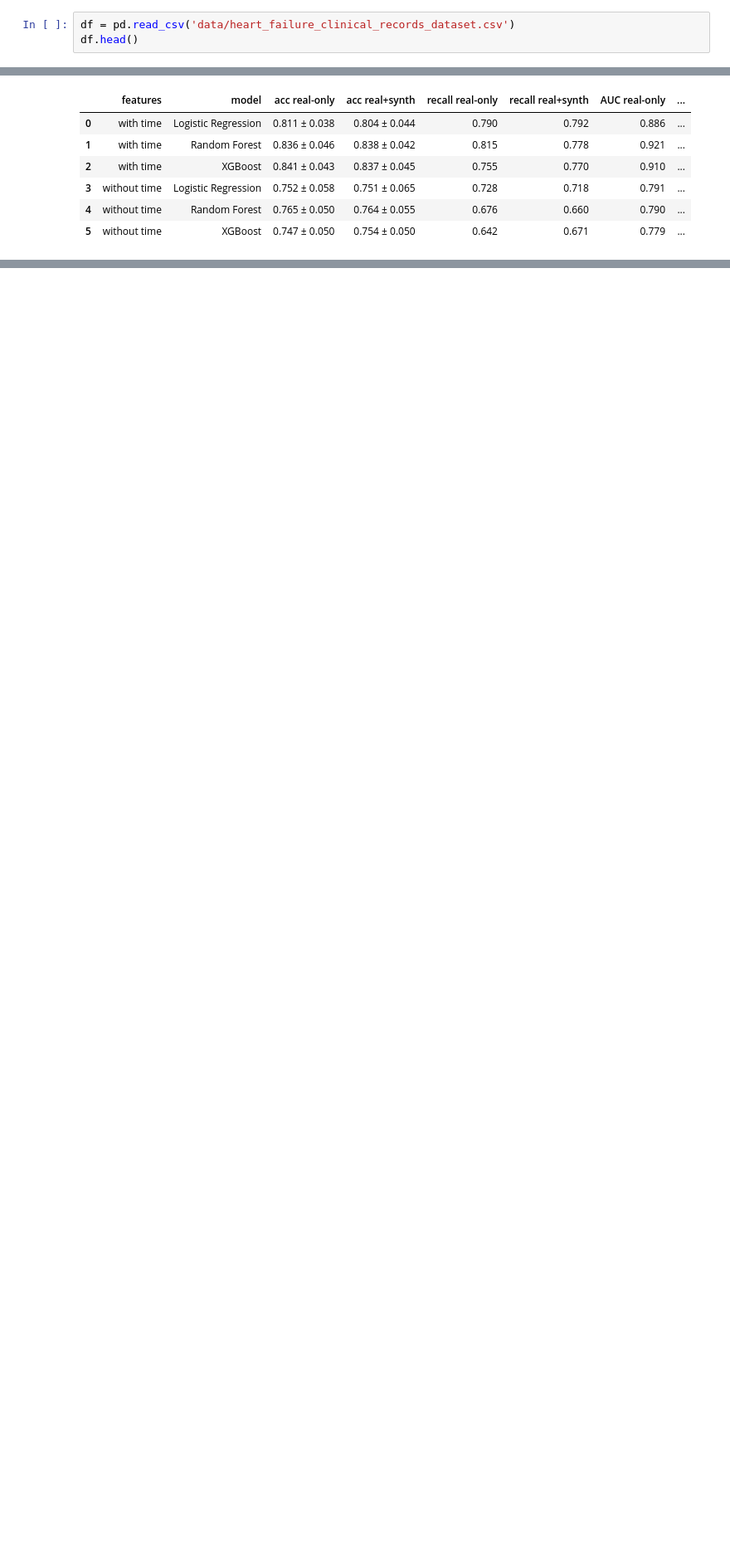
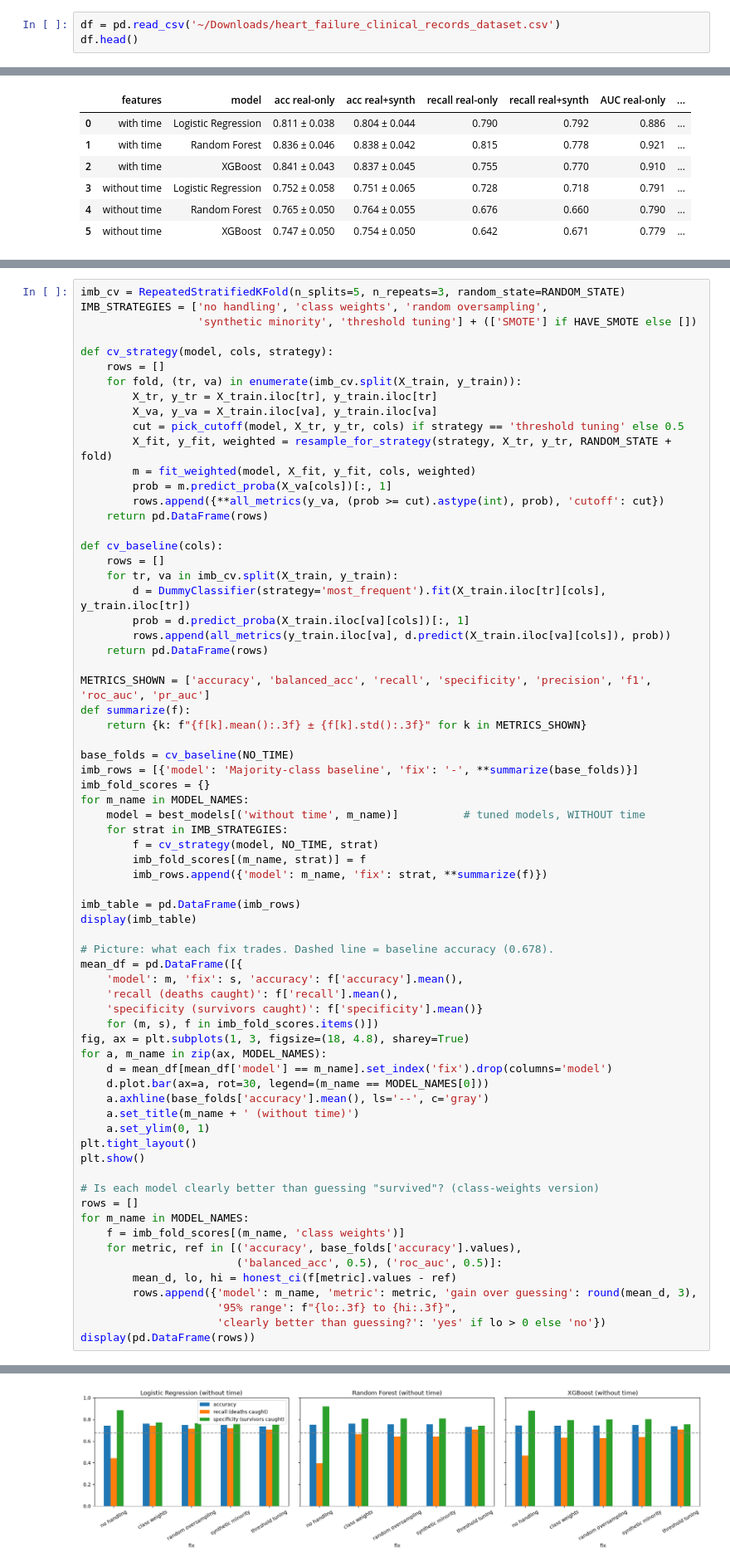
Before and after one commit to yosefstifanos/IS507-heart-failure, a Jupyter notebook: IS507_PROJECT.ipynb, the cells around one changed output, grey strips where cells are left out. Shown at 83% size. Saved outputs shown, nothing was run; the diff lists cells and outputs as text; blank space fills up the shorter version.

```diff
--- a/IS507_PROJECT.ipynb
+++ b/IS507_PROJECT.ipynb
@@ -35,7 +35,7 @@ pd.set_option("display.max_colwidth", None)
 Loading the UCI Heart Failure dataset into a table called `df`. Each row is one patient.
 The last column, `DEATH_EVENT`, is what we want to predict (1 = died, 0 = survived).
 # %%
-df = pd.read_csv('data/heart_failure_clinical_records_dataset.csv')
+df = pd.read_csv('~/Downloads/heart_failure_clinical_records_dataset.csv')
 df.head()
 # %% [output]
 |  | age | anaemia | creatinine_phosphokinase | diabetes | ejection_fraction | high_blood_pressure | platelets | ... |
@@ -575,0 +723,70 @@ plt.show()
+# %%
+imb_cv = RepeatedStratifiedKFold(n_splits=5, n_repeats=3, random_state=RANDOM_STATE)
+IMB_STRATEGIES = ['no handling', 'class weights', 'random oversampling',
+                  'synthetic minority', 'threshold tuning'] + (['SMOTE'] if HAVE_SMOTE else [])
+
+def cv_strategy(model, cols, strategy):
+    rows = []
+    for fold, (tr, va) in enumerate(imb_cv.split(X_train, y_train)):
+        X_tr, y_tr = X_train.iloc[tr], y_train.iloc[tr]
+        X_va, y_va = X_train.iloc[va], y_train.iloc[va]
+        cut = pick_cutoff(model, X_tr, y_tr, cols) if strategy == 'threshold tuning' else 0.5
+        X_fit, y_fit, weighted = resample_for_strategy(strategy, X_tr, y_tr, RANDOM_STATE + fold)
+        m = fit_weighted(model, X_fit, y_fit, cols, weighted)
+        prob = m.predict_proba(X_va[cols])[:, 1]
+        rows.append({**all_metrics(y_va, (prob >= cut).astype(int), prob), 'cutoff': cut})
+    return pd.DataFrame(rows)
+
+def cv_baseline(cols):
+    rows = []
+    for tr, va in imb_cv.split(X_train, y_train):
+        d = DummyClassifier(strategy='most_frequent').fit(X_train.iloc[tr][cols], y_train.iloc[tr])
+        prob = d.predict_proba(X_train.iloc[va][cols])[:, 1]
+        rows.append(all_metrics(y_train.iloc[va], d.predict(X_train.iloc[va][cols]), prob))
+    return pd.DataFrame(rows)
+
+METRICS_SHOWN = ['accuracy', 'balanced_acc', 'recall', 'specificity', 'precision', 'f1', 'roc_auc', 'pr_auc']
+def summarize(f):
+    return {k: f"{f[k].mean():.3f} ± {f[k].std():.3f}" for k in METRICS_SHOWN}
+
+base_folds = cv_baseline(NO_TIME)
+imb_rows = [{'model': 'Majority-class baseline', 'fix': '-', **summarize(base_folds)}]
+imb_fold_scores = {}
+for m_name in MODEL_NAMES:
+    model = best_models[('without time', m_name)]          # tuned models, WITHOUT time
+    for strat in IMB_STRATEGIES:
+        f = cv_strategy(model, NO_TIME, strat)
+        imb_fold_scores[(m_name, strat)] = f
+        imb_rows.append({'model': m_name, 'fix': strat, **summarize(f)})
+
+imb_table = pd.DataFrame(imb_rows)
+display(imb_table)
+
+# Picture: what each fix trades. Dashed line = baseline accuracy (0.678).
+mean_df = pd.DataFrame([{
+    'model': m, 'fix': s, 'accuracy': f['accuracy'].mean(),
+    'recall (deaths caught)': f['recall'].mean(),
+    'specificity (survivors caught)': f['specificity'].mean()}
+    for (m, s), f in imb_fold_scores.items()])
+fig, ax = plt.subplots(1, 3, figsize=(18, 4.8), sharey=True)
+for a, m_name in zip(ax, MODEL_NAMES):
+    d = mean_df[mean_df['model'] == m_name].set_index('fix').drop(columns='model')
+    d.plot.bar(ax=a, rot=30, legend=(m_name == MODEL_NAMES[0]))
+    a.axhline(base_folds['accuracy'].mean(), ls='--', c='gray')
+    a.set_title(m_name + ' (without time)')
+    a.set_ylim(0, 1)
+plt.tight_layout()
+plt.show()
+
+# Is each model clearly better than guessing "survived"? (class-weights version)
+rows = []
+for m_name in MODEL_NAMES:
+    f = imb_fold_scores[(m_name, 'class weights')]
+    for metric, ref in [('accuracy', base_folds['accuracy'].values),
+                        ('balanced_acc', 0.5), ('roc_auc', 0.5)]:
+        mean_d, lo, hi = honest_ci(f[metric].values - ref)
+        rows.append({'model': m_name, 'metric': metric, 'gain over guessing': round(mean_d, 3),
+                     '95% range': f"{lo:.3f} to {hi:.3f}",
+                     'clearly better than guessing?': 'yes' if lo > 0 else 'no'})
+display(pd.DataFrame(rows))
+# %% [output]
@@ -575,0 +810 @@ plt.show()
+[figure, added]
```
Also changed, not shown: parts of 24 cells of this notebook.
